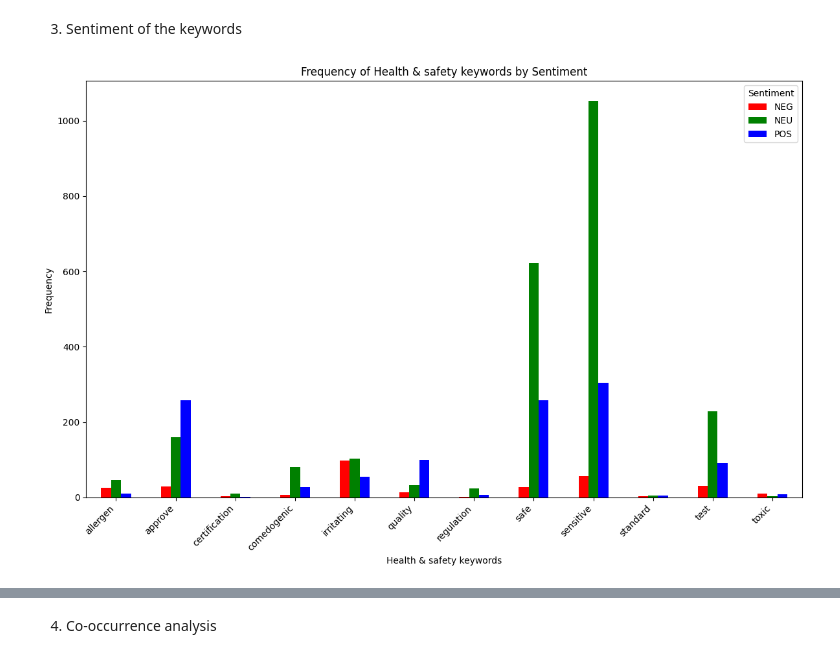
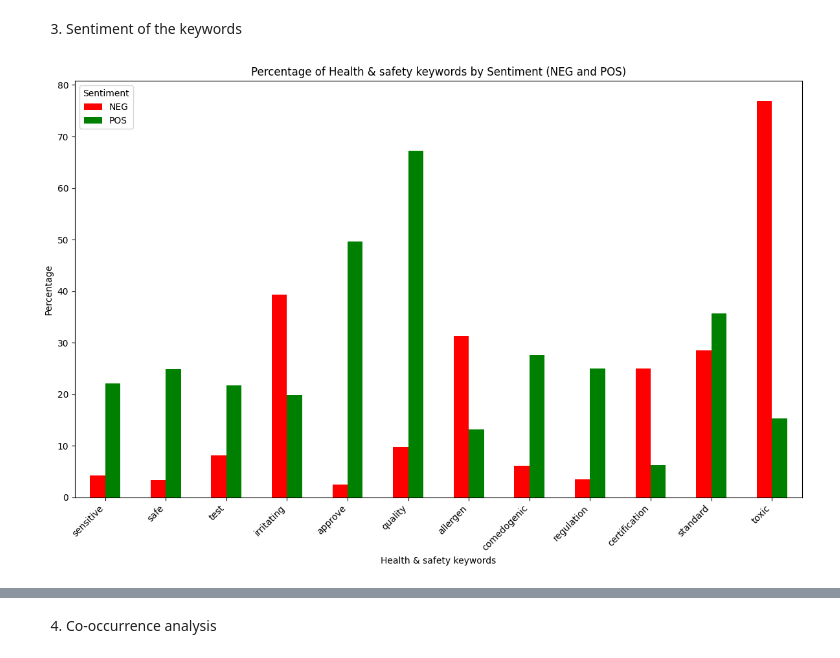
Before and after one commit to hoangquang0601/FYP_Python, a Jupyter notebook: FYP_All.ipynb, the cells around one changed output, grey strips where cells are left out. Cells and saved outputs as stored; diff of their text form; code cells hidden in the pictures.

```diff
--- a/FYP_Labelling_after_Preprocessing_approach.ipynb
+++ b/FYP_All.ipynb
@@ -3718,56 +3718,84 @@ df_keyword.to_csv('df_health_safety_by_frequency.csv', index=False)
 import pandas as pd
 import matplotlib.pyplot as plt
 from tqdm import tqdm
 
 # Define product categories and subcategories
-
-health_safety_ketwords = {
-'comedogenic': ['comedogenic'],
-'irritating': ['irritating', 'irritate', 'irritated', 'irritation'],
-'toxic': ['toxic'],
-'allergen': ['allergic', 'allergy'],
-'sensitive': ['sensitive', 'sensitivity'],
-'test': ['test','trial'],
-'safe': ['safe','secure','safety'],
-'regulation': ['rule', 'regulate', 'regulating'],
-'quality': ['quality'],
-'standard': ['standard'],
-'certification': ['certification', 'certify'],
-'approve': ['approve', 'prove']
+health_safety_keywords = {
+    'comedogenic': ['comedogenic'],
+    'irritating': ['irritating', 'irritate', 'irritated', 'irritation'],
+    'toxic': ['toxic'],
+    'allergen': ['allergic', 'allergy'],
+    'sensitive': ['sensitive', 'sensitivity'],
+    'test': ['test', 'trial'],
+    'safe': ['safe', 'secure', 'safety'],
+    'regulation': ['rule', 'regulate', 'regulating'],
+    'quality': ['quality'],
+    'standard': ['standard'],
+    'certification': ['certification', 'certify'],
+    'approve': ['approve', 'prove']
 }
 
 # Initialize an empty list to store the frequency counts
 frequency_counts = []
 
 # Iterate through each product category
-for keywords, subkeywords in tqdm(health_safety_ketwords.items(), desc="Health & safety keywords"):
+for category, subcategories in tqdm(health_safety_keywords.items(), desc="Health & safety keywords"):
     # Count occurrences of each category and subcategory in the 'lemmatized_tokens' column and count sentiment labels
-    for subkeyword in subkeywords:
-        sub_df = df[df['lemmatized_tokens'].str.contains(subkeyword, na=False)]
+    for subcategory in subcategories:
+        pattern = fr'\b{subcategory}\b'  # Using word boundary regex to match exact words
+        sub_df = df[df['lemmatized_tokens'].str.contains(pattern, na=False)]
         sentiment_counts = sub_df['Sentiment Label'].value_counts().to_dict()
         for sentiment, count in sentiment_counts.items():
-            frequency_counts.append([keywords, subkeyword, sentiment, count])
+            frequency_counts.append([category, subcategory, sentiment, count])
 
 # Create a new DataFrame with the frequency counts
 df_product_by_function = pd.DataFrame(frequency_counts, columns=['Category', 'Subcategory', 'Sentiment', 'Frequency'])
 
 # Group by Category and Sentiment and sum the frequencies
 df_summary = df_product_by_function.groupby(['Category', 'Sentiment'])['Frequency'].sum().reset_index()
 
-# Pivot the data for plotting
+# Calculate total frequency for each category
+total_frequency = df_summary.groupby('Category')['Frequency'].sum().reset_index()
+total_frequency = total_frequency.rename(columns={'Frequency': 'Total_Frequency'})
+
+# Merge total frequency back to the summary DataFrame
+df_summary = pd.merge(df_summary, total_frequency, on='Category')
+
+# Pivot the data for plotting, including only NEG and POS sentiments
 df_pivot = df_summary.pivot(index='Category', columns='Sentiment', values='Frequency').fillna(0)
 
-# Plotting the grouped bar chart
-df_pivot.plot(kind='bar', figsize=(12, 8), color=['red', 'green', 'blue'])
+# Add the Total_Frequency column for sorting purposes
+df_pivot = pd.merge(df_pivot, total_frequency.set_index('Category'), left_index=True, right_index=True)
+
+# Sort by total frequency
+df_pivot = df_pivot.sort_values(by='Total_Frequency', ascending=False)
+
+# Calculate the percentage for NEG and POS sentiments
+df_pivot['NEG'] = (df_pivot['NEG'] / df_pivot['Total_Frequency']) * 100
+df_pivot['POS'] = (df_pivot['POS'] / df_pivot['Total_Frequency']) * 100
+
+# Drop the 'Total_Frequency' column as it is no longer needed for plotting
+df_pivot = df_pivot[['NEG', 'POS']]
+
+# Ensure the index is correctly set to the category names
+df_pivot.index.name = 'Category'
+
+# Add an "Order" column
+df_pivot['Order'] = range(1, len(df_pivot) + 1)
+
+# Plotting the grouped bar chart without the 'Order' column
+df_pivot.drop(columns=['Order']).plot(kind='bar', figsize=(12, 8), color=['red', 'green'])
 plt.xlabel('Health & safety keywords')
-plt.ylabel('Frequency')
-plt.title('Frequency of Health & safety keywords by Sentiment')
+plt.ylabel('Percentage')
+plt.title('Percentage of Health & safety keywords by Sentiment (NEG and POS)')
 plt.xticks(rotation=45, ha='right')
 plt.legend(title='Sentiment')
 plt.tight_layout()
 plt.show()
 
-# Save the df_product_by_function DataFrame
-df_product_by_function.to_csv('df_health_safety_ketwords_sentiment_1.csv', index=False)
+# Save the df_product_by_function DataFrame and the sorted pivot DataFrame to an Excel file
+with pd.ExcelWriter('sentiment_by_percentage_for_health_safety.xlsx') as writer:
+    df_product_by_function.to_excel(writer, index=False, sheet_name='Health_Safety_Sentiments')
+    df_pivot.to_excel(writer, sheet_name='Sorted_Sentiments')
 # %% [output]
-[figure, old version]
+[figure, new version]
```
Also changed, not shown: parts of 4 cells of this notebook, 8 other files.
